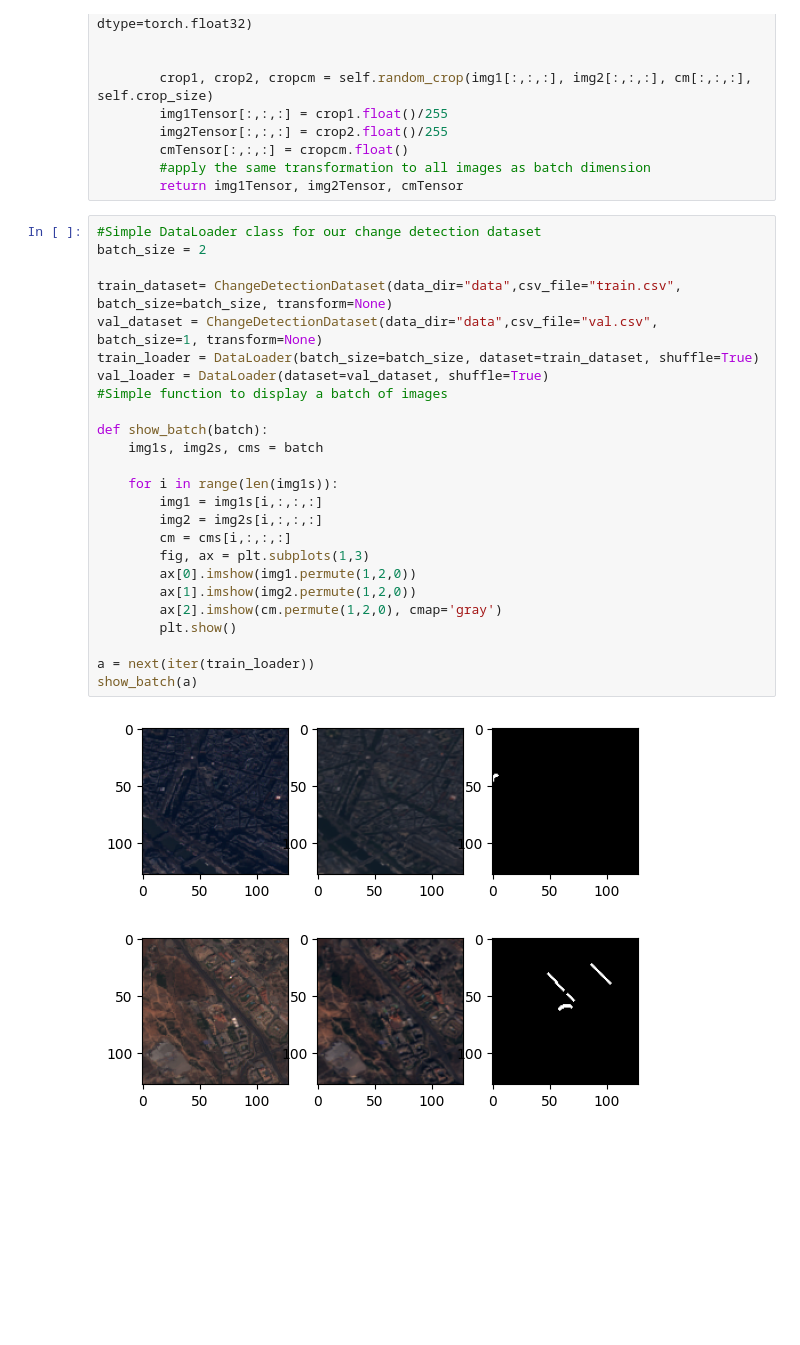
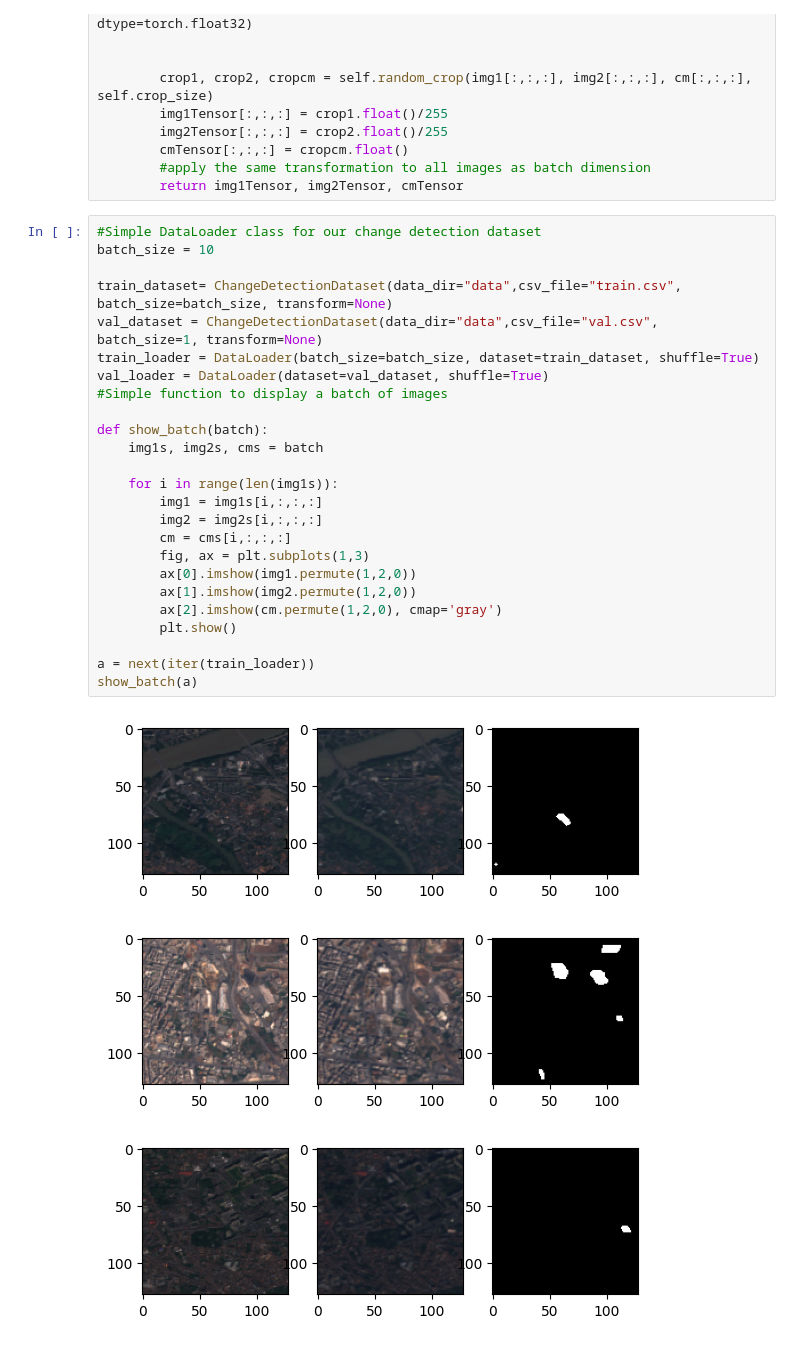
Before and after one commit to Etienne-bdt/Projet-App-Sup, a Jupyter notebook: Change_Detect.ipynb, the cells around one changed output. Saved outputs shown, nothing was run; the diff lists cells and outputs as text; blank space fills up the shorter version.

```diff
--- a/Change_Detect.ipynb
+++ b/Change_Detect.ipynb
@@ -53,29 +53,30 @@ class ChangeDetectionDataset(Dataset):
         return img1Tensor, img2Tensor, cmTensor
 # %%
 #Simple DataLoader class for our change detection dataset
-batch_size = 2
+batch_size = 10
 
 train_dataset= ChangeDetectionDataset(data_dir="data",csv_file="train.csv", batch_size=batch_size, transform=None)
 val_dataset = ChangeDetectionDataset(data_dir="data",csv_file="val.csv", batch_size=1, transform=None)
 train_loader = DataLoader(batch_size=batch_size, dataset=train_dataset, shuffle=True)
 val_loader = DataLoader(dataset=val_dataset, shuffle=True)
 #Simple function to display a batch of images
 
 def show_batch(batch):
     img1s, img2s, cms = batch
 
     for i in range(len(img1s)):
         img1 = img1s[i,:,:,:]
         img2 = img2s[i,:,:,:]
         cm = cms[i,:,:,:]
         fig, ax = plt.subplots(1,3)
         ax[0].imshow(img1.permute(1,2,0))
         ax[1].imshow(img2.permute(1,2,0))
         ax[2].imshow(cm.permute(1,2,0), cmap='gray')
         plt.show()
 
 a = next(iter(train_loader))
 show_batch(a)
 # %% [output]
-[figure, old version]
+[figure, new version]
-[figure, old version]
+[figure, new version]
+[figure, added]
```
Also changed, not shown: parts of 2 cells of this notebook, 2 other files.
